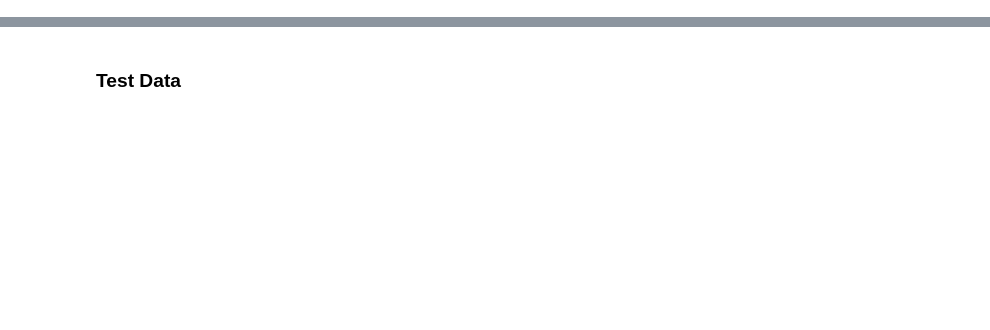
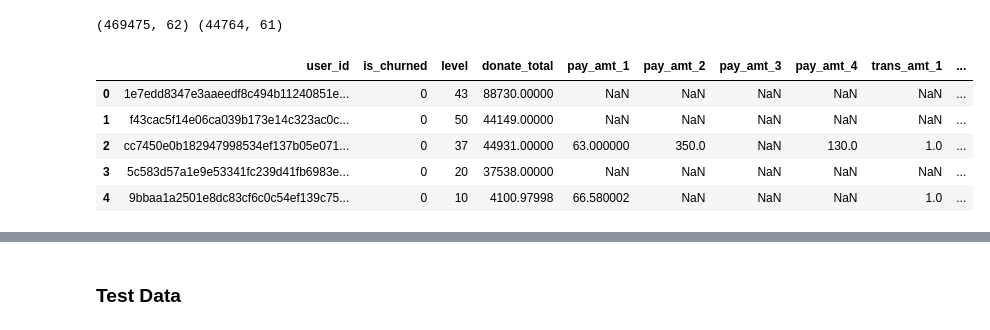
Before and after one commit to dmitrydoni/gb-ml-in-production, a Jupyter notebook: project-game-churn.ipynb, the cells around one changed output, grey strips where cells are left out. Saved outputs shown, nothing was run; the diff lists cells and outputs as text; code cells hidden in the pictures; blank space fills up the shorter version.

```diff
--- a/project-game-churn.ipynb
+++ b/project-game-churn.ipynb
@@ -40,0 +182,15 @@ train_data_raw.shape
+# %%
+train = pd.read_csv('../../datasets/gamechurn/dataset/dataset_raw_train.csv', sep=';')
+test = pd.read_csv('../../datasets/gamechurn/dataset/dataset_raw_test.csv', sep=';')
+print(train.shape, test.shape)
+# %% [output]
+(469475, 62) (44764, 61)
+# %%
+train.head()
+# %% [output]
+|  | user_id | is_churned | level | donate_total | pay_amt_1 | pay_amt_2 | pay_amt_3 | pay_amt_4 | trans_amt_1 | ... |
+| 0 | 1e7edd8347e3aaeedf8c494b11240851e... | 0 | 43 | 88730.00000 | NaN | NaN | NaN | NaN | NaN | ... |
+| 1 | f43cac5f14e06ca039b173e14c323ac0c... | 0 | 50 | 44149.00000 | NaN | NaN | NaN | NaN | NaN | ... |
+| 2 | cc7450e0b182947998534ef137b05e071... | 0 | 37 | 44931.00000 | 63.000000 | 350.0 | NaN | 130.0 | 1.0 | ... |
+| 3 | 5c583d57a1e9e53341fc239d41fb6983e... | 0 | 20 | 37538.00000 | NaN | NaN | NaN | NaN | NaN | ... |
+| 4 | 9bbaa1a2501e8dc83cf6c0c54ef139c75... | 0 | 10 | 4100.97998 | 66.580002 | NaN | NaN | NaN | 1.0 | ... |
```
Also changed, not shown: parts of 29 cells of this notebook.
